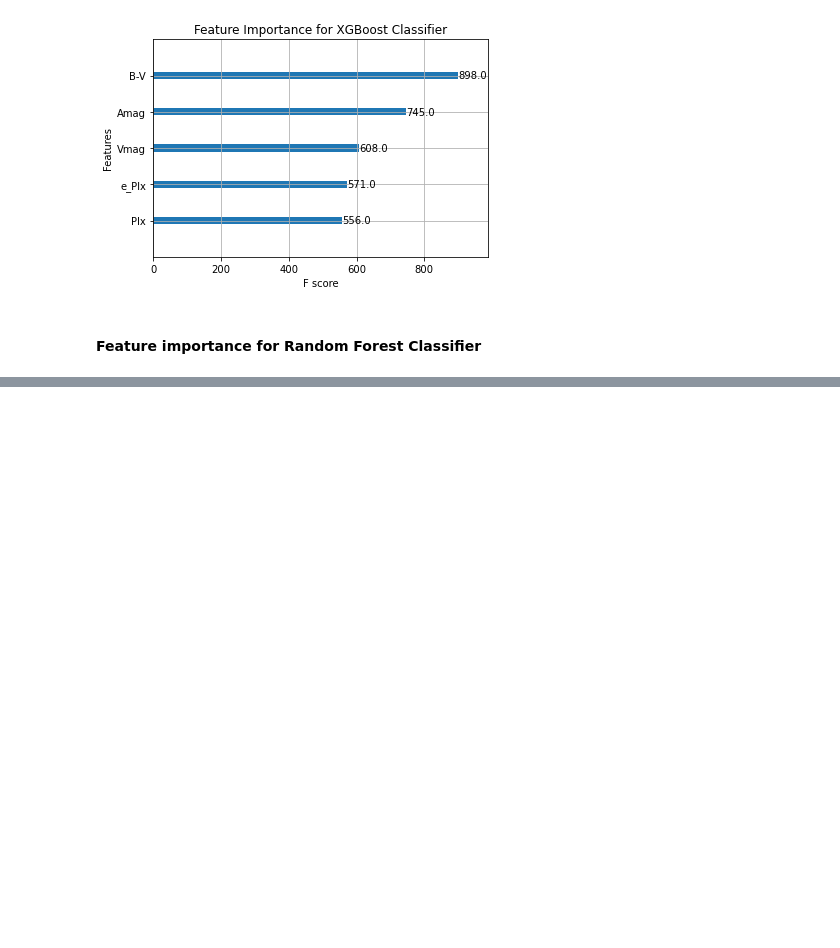
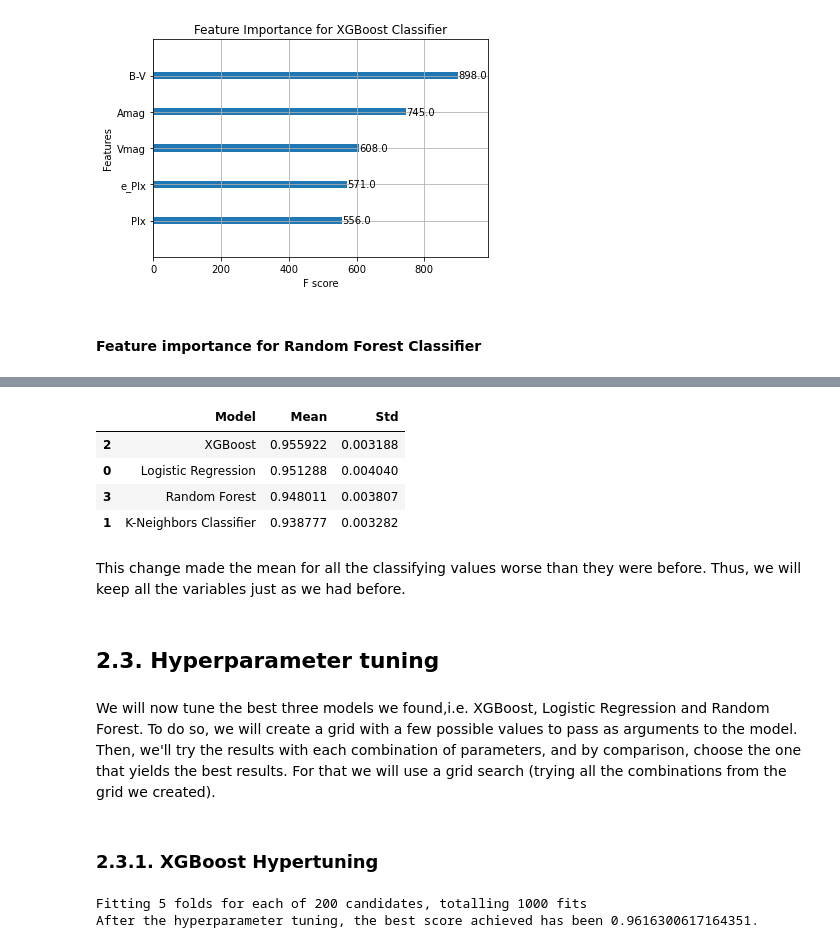
Before and after one commit to Marta-Matute/Star-Size-Prediction, a Jupyter notebook: notebooks/Model Building.ipynb, the cells around one changed output, grey strips where cells are left out. Drawn from its saved outputs; the diff is of its cells as text; code cells hidden in the pictures; blank space fills up the shorter version.

```diff
--- a/notebooks/Model Building.ipynb
+++ b/notebooks/Model Building.ipynb
@@ -127,0 +146,41 @@ plt.show()
+# %%
+X_train_fi = X_train.drop(['Vmag', 'Plx', 'e_Plx'], axis=1)
+
+# KFolds for model selection:
+table_results = []
+with warnings.catch_warnings():
+    warnings.filterwarnings("ignore")
+    for name, model in tqdm(models):
+        kfold = KFold(n_splits=num_folds, random_state=seed, shuffle=True)
+        cv_results = cross_val_score(model, X_train_fi, y_train, cv=kfold, scoring=scoring)
+        table_results.append([name,cv_results.mean(),cv_results.std()])
+
+pd.DataFrame(table_results, columns=['Model', 'Mean', 'Std']).sort_values(by = ['Mean'], ascending=False)
+# %% [output]
+|  | Model | Mean | Std |
+| 2 | XGBoost | 0.955922 | 0.003188 |
+| 0 | Logistic Regression | 0.951288 | 0.004040 |
+| 3 | Random Forest | 0.948011 | 0.003807 |
+| 1 | K-Neighbors Classifier | 0.938777 | 0.003282 |
+# %% [markdown]
+This change made the mean for all the classifying values worse than they were before. Thus, we will keep all the variables just as we had before.
+# %% [markdown]
+## 2.3. Hyperparameter tuning
+# %% [markdown]
+We will now tune the best three models we found,i.e. XGBoost, Logistic Regression and Random Forest. To do so, we will create a grid with a few possible values to pass as arguments to the model. Then, we'll try the results with each combination of parameters, and by comparison, choose the one that yields the best results. For that we will use a grid search (trying all the combinations from the grid we created).
+# %% [markdown]
+### 2.3.1. XGBoost Hypertuning
+# %%
+param_grid = {'max_depth': [max_depth for max_depth in range(5,10)],
+               'min_child_weight': [min_child_weight for min_child_weight in range(5,10)],
+               'eta': [.5, .4, .3, .2, .1, .05, .01, .005],
+              }
+
+xgbc = GridSearchCV(estimator = XGBClassifier(use_label_encoder=False,eval_metric='auc', objective='reg:squarederror'), param_grid = param_grid, cv = 5, verbose=2, n_jobs=-1, scoring=scoring)
+
+hypertuned_xgb = xgbc.fit(X_train, y_train)
+print(f"After the hyperparameter tuning, the best score achieved has been {hypertuned_xgb.best_score_}.")
+hypertuning_results['XGBoost']= hypertuned_xgb.best_score_
+# %% [output]
+Fitting 5 folds for each of 200 candidates, totalling 1000 fits
+After the hyperparameter tuning, the best score achieved has been 0.9616300617164351.
```
Also changed, not shown: parts of 44 cells of this notebook, 1 other file.
